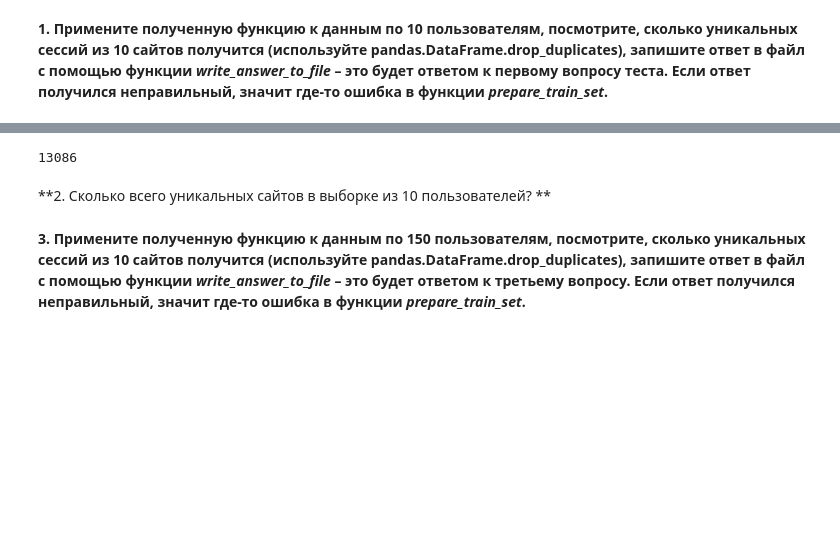
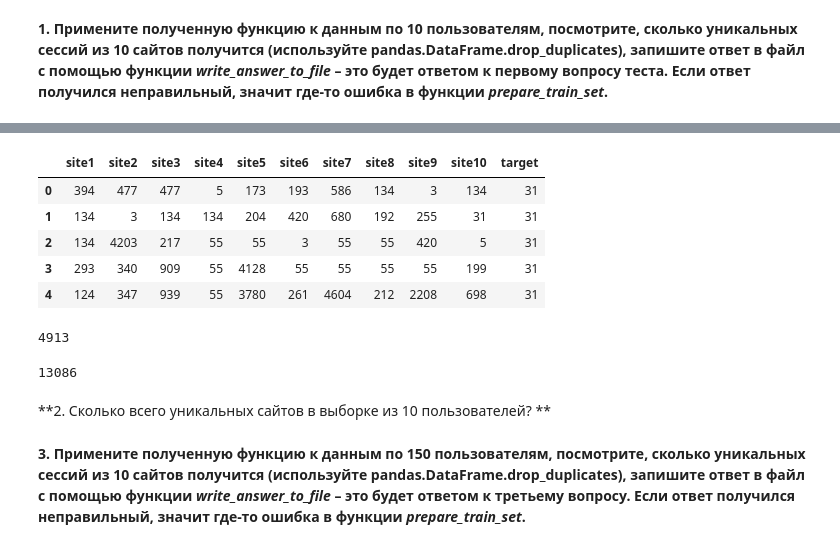
Before and after one commit to AlehDarashenka/Machine-Learning-Specialisation-, a Jupyter notebook: 6.FinalProject/1.UserIdentification/week1/week1_prepare_dataset.ipynb, the cells around one changed output, grey strips where cells are left out. Drawn from its saved outputs; the diff is of its cells as text; code cells hidden in the pictures; blank space fills up the shorter version.

```diff
--- a/6.FinalProject/1.UserIdentification/week1/week1_prepare_dataset.ipynb
+++ b/6.FinalProject/1.UserIdentification/week1/week1_prepare_dataset.ipynb
@@ -94,7 +94,7 @@ import pickle
 # %% [markdown]
 **Посмотрим на один из файлов с данными о посещенных пользователем (номер 31) веб-страницах.**
 # %%
-path = r'C:\MyStorage\Self-Education\Coursera\Specialization\MachineLearning\6. Final Project\1. UserBehaviour/'
+path = r'D:\Aleh_Darashenka\Projects\Coursera\Machine Learning\6.Final Project\1.UserIdentification/'
 user31_data = pd.read_csv(path+'capstone_websites_data/10users/user0031.csv',
                           header=None,
                   names=['id', 'timestamp', 'site'])
@@ -291,28 +282,34 @@ glob(path+r'\10users\*')
 # %%
+def create_sessions(data, length):
+    for i in range(0, len(data), length):
+        yield data[i:i + length]
+
 def prepare_train_set(csv_files_mask, session_length=10):
     temp = pd.DataFrame()
     row = []
-    for i in glob(path+csv_files_mask):
-        user_data = pd.read_csv(i,
-                          header=None,
-                  names=['id', 'timestamp', 'site'])
-        temp = temp.append(user_data)
-        row.append(user_data.site.tolist()+[0 for _ in range(10 - len(user_data.site.tolist())%10)])
-
-    #print(temp)
 
     columns=['site'+str(i+1) for i in range(session_length)]
     columns += ['target']
+
+    ind = 0
+    for i in glob(path+csv_files_mask):
+
+        user_data = pd.read_csv(i, header=None, names=['id', 'timestamp', 'site'])
+        temp = temp.append(user_data)
+
+        for i in create_sessions(user_data.site.tolist()+[0 for _ in range(10 - len(user_data.site.tolist())%10)], session_length):
+            row.append(i+[user_data['id'][0]])
+
     freq_dict = {name:(idx+1,cnt) for idx,(name, cnt) in enumerate(zip(temp['site'].value_counts().index.tolist(),\
                                                                 temp['site'].value_counts().tolist()))}
     freq_dict.update({0:(0,0)})
+    temp_row = []
+    for idx, val in enumerate(row):
+        temp_row.append([freq_dict[j][0] for j in val[:-1]])
+        temp_row[idx]+=[val[-1]]
 
-    df = pd.DataFrame(columns=columns, dtype=object)
-    ind = 0
-    for idx,i in enumerate(row):
-        for it in range(int((len(i))/10)):
-            df.loc[ind]=map(str,[freq_dict[_][0] for _ in i[it*10:(it+1)*10]]+[idx+1])
-            ind+=1
+    df = pd.DataFrame(temp_row, columns=columns, dtype=object)
+
     del freq_dict[0]
     return df,freq_dict
 # %% [markdown]
@@ -356,3 +353,16 @@ Wall time: 1min 21s
+# %%
+train_data_10users.head()
+# %% [output]
+|  | site1 | site2 | site3 | site4 | site5 | site6 | site7 | site8 | site9 | site10 | target |
+| 0 | 394 | 477 | 477 | 5 | 173 | 193 | 586 | 134 | 3 | 134 | 31 |
+| 1 | 134 | 3 | 134 | 134 | 204 | 420 | 680 | 192 | 255 | 31 | 31 |
+| 2 | 134 | 4203 | 217 | 55 | 55 | 3 | 55 | 55 | 420 | 5 | 31 |
+| 3 | 293 | 340 | 909 | 55 | 4128 | 55 | 55 | 55 | 55 | 199 | 31 |
+| 4 | 124 | 347 | 939 | 55 | 3780 | 261 | 4604 | 212 | 2208 | 698 | 31 |
+# %%
+len(site_freq_10users)
+# %% [output]
+4913
 # %%
 train_data_10users.drop_duplicates(inplace=True)
 train_data_10users.shape[0]
```
Also changed, not shown: parts of 13 cells of this notebook.
